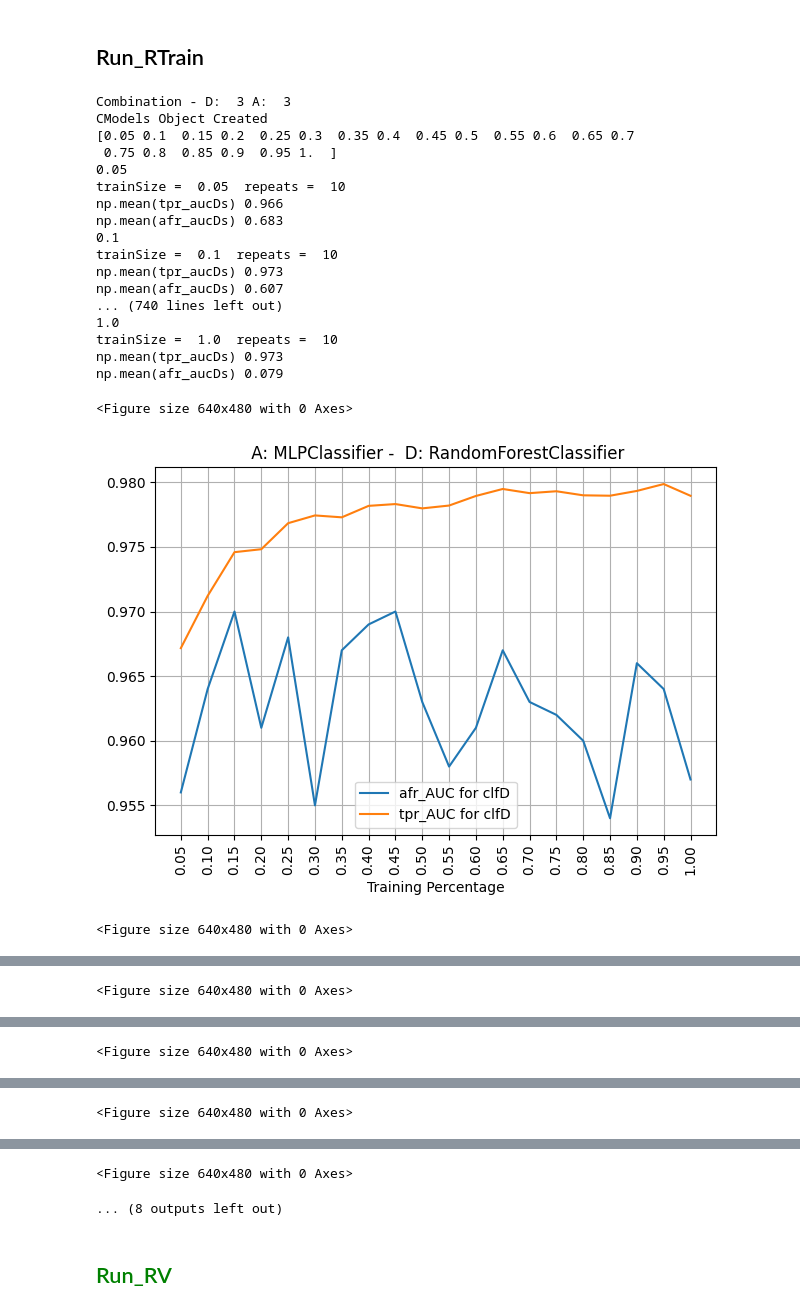
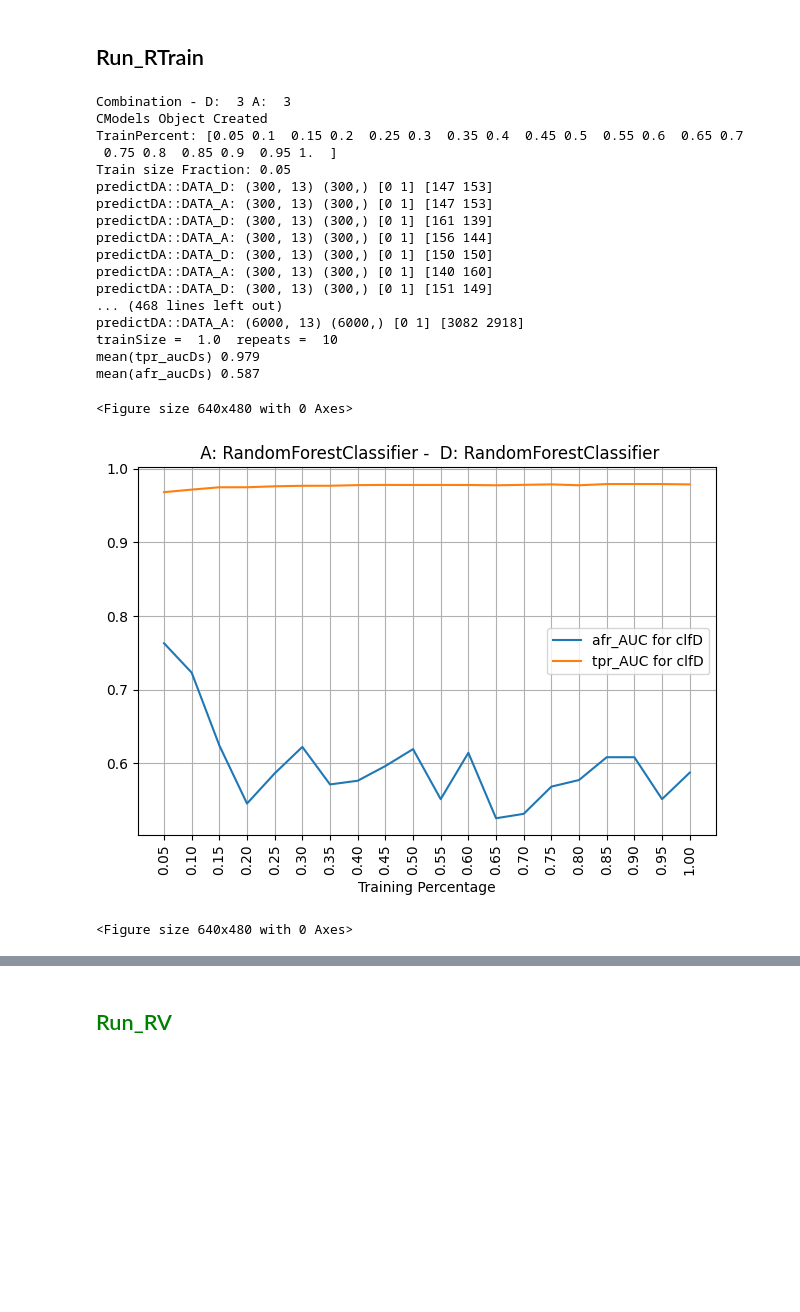
Before and after one commit to apachetechnology/AdvFailureCurves, a Jupyter notebook: nbMainExperiments.ipynb, the cells around one changed output, grey strips where cells are left out. Cells and saved outputs as stored; diff of their text form; code cells hidden in the pictures; blank space fills up the shorter version.

```diff
--- a/nbMainExperiments.ipynb
+++ b/nbMainExperiments.ipynb
@@ -114,0 +133,9 @@ tSNEPlots(df, listLabels=['Positive', 'Negative'],
+# %%
+strFileName =  r'../DATA/Beth_16Aug2023.csv'
+listData, listLabel = objDS.GetBethDataset(strFileName)
+
+print('Beth:', listData.shape, listLabel.shape)
+unique_labels, counts = np.unique(listLabel, return_counts=True)
+print('Unique labels:', unique_labels, 'Counts:', counts)
+fTestSize = 0.1656035
+nEPOCHS = 10
@@ -161,26 +227,26 @@ if not os.path.isdir(strDirPath):
 ## Run_RTrain
 # %%
 Run_RTrain(strDirPath, fTestSize, listSelectedClassifier,
-           listData, listLabel, nRepeats, nSteps,
+           listData, listLabel, nEPOCHS, nSteps,
            bShuffle, aStratify, aRS)
 # %% [output]
 Combination - D:  3 A:  3
 CModels Object Created
-[0.05 0.1  0.15 0.2  0.25 0.3  0.35 0.4  0.45 0.5  0.55 0.6  0.65 0.7
+TrainPercent: [0.05 0.1  0.15 0.2  0.25 0.3  0.35 0.4  0.45 0.5  0.55 0.6  0.65 0.7
  0.75 0.8  0.85 0.9  0.95 1.  ]
-0.05
-trainSize =  0.05  repeats =  10
-np.mean(tpr_aucDs) 0.966
-np.mean(afr_aucDs) 0.683
-0.1
-trainSize =  0.1  repeats =  10
-np.mean(tpr_aucDs) 0.973
-np.mean(afr_aucDs) 0.607
-... (740 lines left out)
-1.0
+Train size Fraction: 0.05
+predictDA::DATA_D: (300, 13) (300,) [0 1] [147 153]
+predictDA::DATA_A: (300, 13) (300,) [0 1] [147 153]
+predictDA::DATA_D: (300, 13) (300,) [0 1] [161 139]
+predictDA::DATA_A: (300, 13) (300,) [0 1] [156 144]
+predictDA::DATA_D: (300, 13) (300,) [0 1] [150 150]
+predictDA::DATA_A: (300, 13) (300,) [0 1] [140 160]
+predictDA::DATA_D: (300, 13) (300,) [0 1] [151 149]
+... (468 lines left out)
+predictDA::DATA_A: (6000, 13) (6000,) [0 1] [3082 2918]
 trainSize =  1.0  repeats =  10
-np.mean(tpr_aucDs) 0.973
-np.mean(afr_aucDs) 0.079
+mean(tpr_aucDs) 0.979
+mean(afr_aucDs) 0.587
 <Figure size 640x480 with 0 Axes>
-[figure, old version]
+[figure, new version]
 <Figure size 640x480 with 0 Axes>
@@ -188 +252,0 @@ np.mean(afr_aucDs) 0.079
-<Figure size 640x480 with 0 Axes>
@@ -190 +252,0 @@ np.mean(afr_aucDs) 0.079
-<Figure size 640x480 with 0 Axes>
@@ -192 +252,0 @@ np.mean(afr_aucDs) 0.079
-<Figure size 640x480 with 0 Axes>
@@ -194,5 +253,3 @@ np.mean(afr_aucDs) 0.079
-<Figure size 640x480 with 0 Axes>
-... (8 outputs left out)
 # %% [markdown]
 ## <font color='green'>Run_RV</font>
 # %% [markdown]
```
Also changed, not shown: parts of 12 cells of this notebook, 3 other files.
